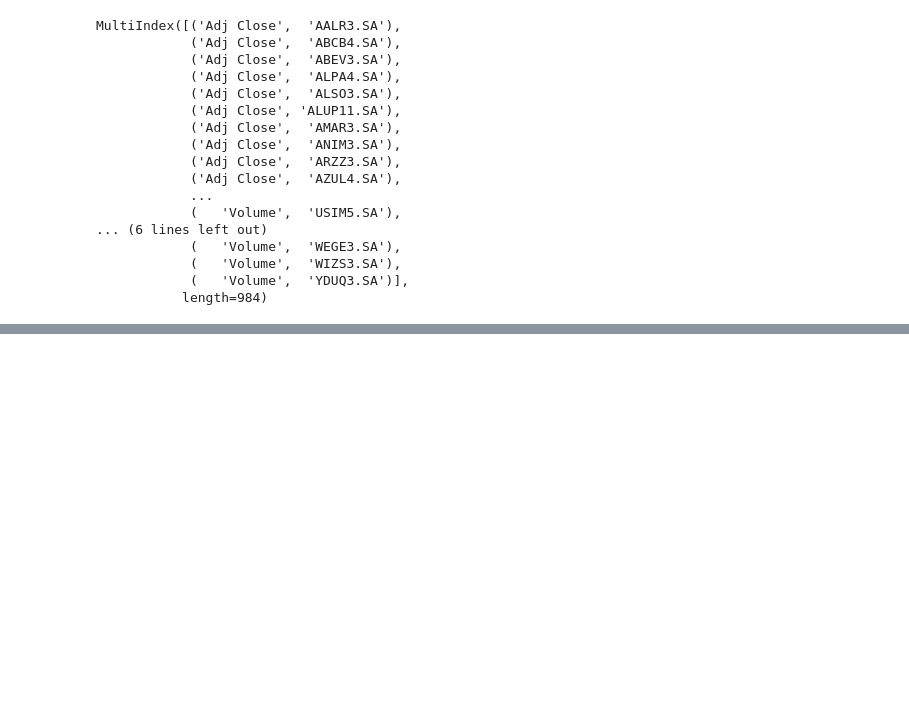
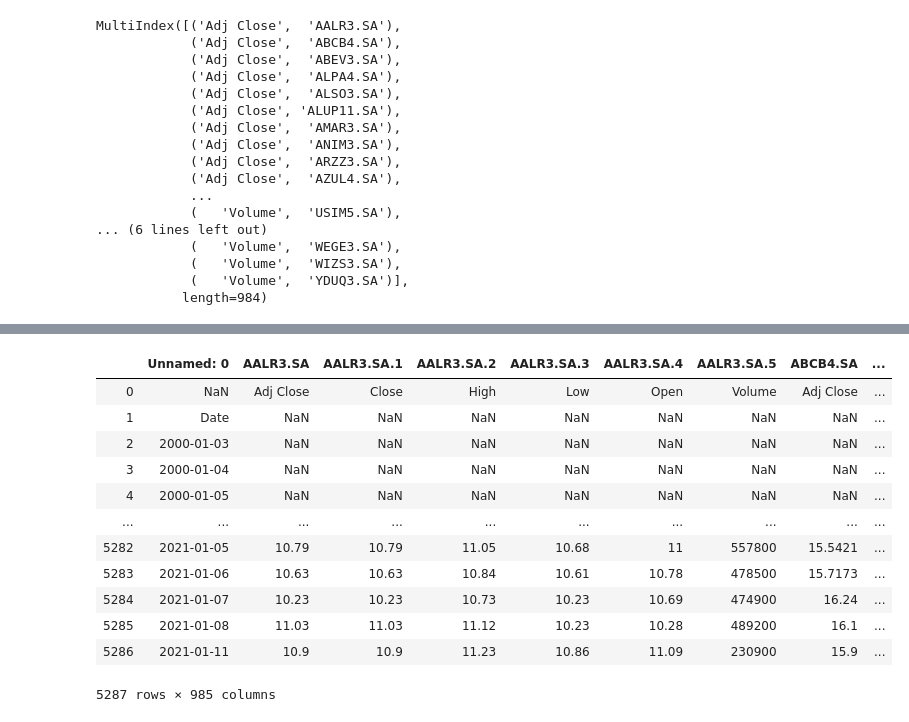
Before and after one commit to rafaelschena/stocks_analyzer, a Jupyter notebook: tests.ipynb, the cells around one changed output, grey strips where cells are left out. Drawn from its saved outputs; the diff is of its cells as text; code cells hidden in the pictures; blank space fills up the shorter version.

```diff
--- a/tests.ipynb
+++ b/tests.ipynb
@@ -186,0 +213,5 @@ data.loc[:, 'ABCB4.SA':'BBSA3.SA']
+# %%
+try:
+    historico = pd.read_csv('./data/base_bovespa.csv', index_col=)
+except FileNotFoundError:
+    print('Arquivo não encontrado')
@@ -186,0 +220,16 @@ data.loc[:, 'ABCB4.SA':'BBSA3.SA']
+# %%
+historico
+# %% [output]
+|  | Unnamed: 0 | AALR3.SA | AALR3.SA.1 | AALR3.SA.2 | AALR3.SA.3 | AALR3.SA.4 | AALR3.SA.5 | ABCB4.SA | ... |
+| 0 | NaN | Adj Close | Close | High | Low | Open | Volume | Adj Close | ... |
+| 1 | Date | NaN | NaN | NaN | NaN | NaN | NaN | NaN | ... |
+| 2 | 2000-01-03 | NaN | NaN | NaN | NaN | NaN | NaN | NaN | ... |
+| 3 | 2000-01-04 | NaN | NaN | NaN | NaN | NaN | NaN | NaN | ... |
+| 4 | 2000-01-05 | NaN | NaN | NaN | NaN | NaN | NaN | NaN | ... |
+| ... | ... | ... | ... | ... | ... | ... | ... | ... | ... |
+| 5282 | 2021-01-05 | 10.79 | 10.79 | 11.05 | 10.68 | 11 | 557800 | 15.5421 | ... |
+| 5283 | 2021-01-06 | 10.63 | 10.63 | 10.84 | 10.61 | 10.78 | 478500 | 15.7173 | ... |
+| 5284 | 2021-01-07 | 10.23 | 10.23 | 10.73 | 10.23 | 10.69 | 474900 | 16.24 | ... |
+| 5285 | 2021-01-08 | 11.03 | 11.03 | 11.12 | 10.23 | 10.28 | 489200 | 16.1 | ... |
+| 5286 | 2021-01-11 | 10.9 | 10.9 | 11.23 | 10.86 | 11.09 | 230900 | 15.9 | ... |
+5287 rows × 985 columns
```
Also changed, not shown: parts of 9 cells of this notebook, 2 other files.
